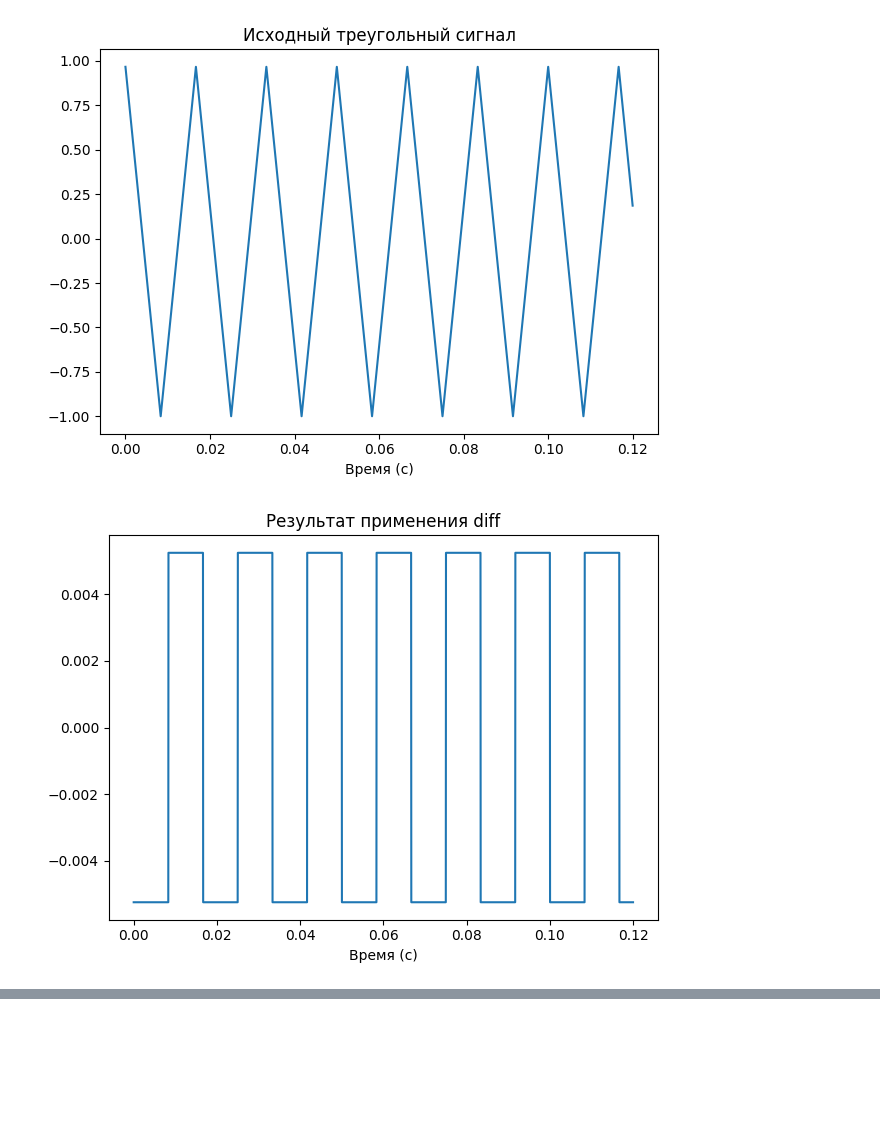
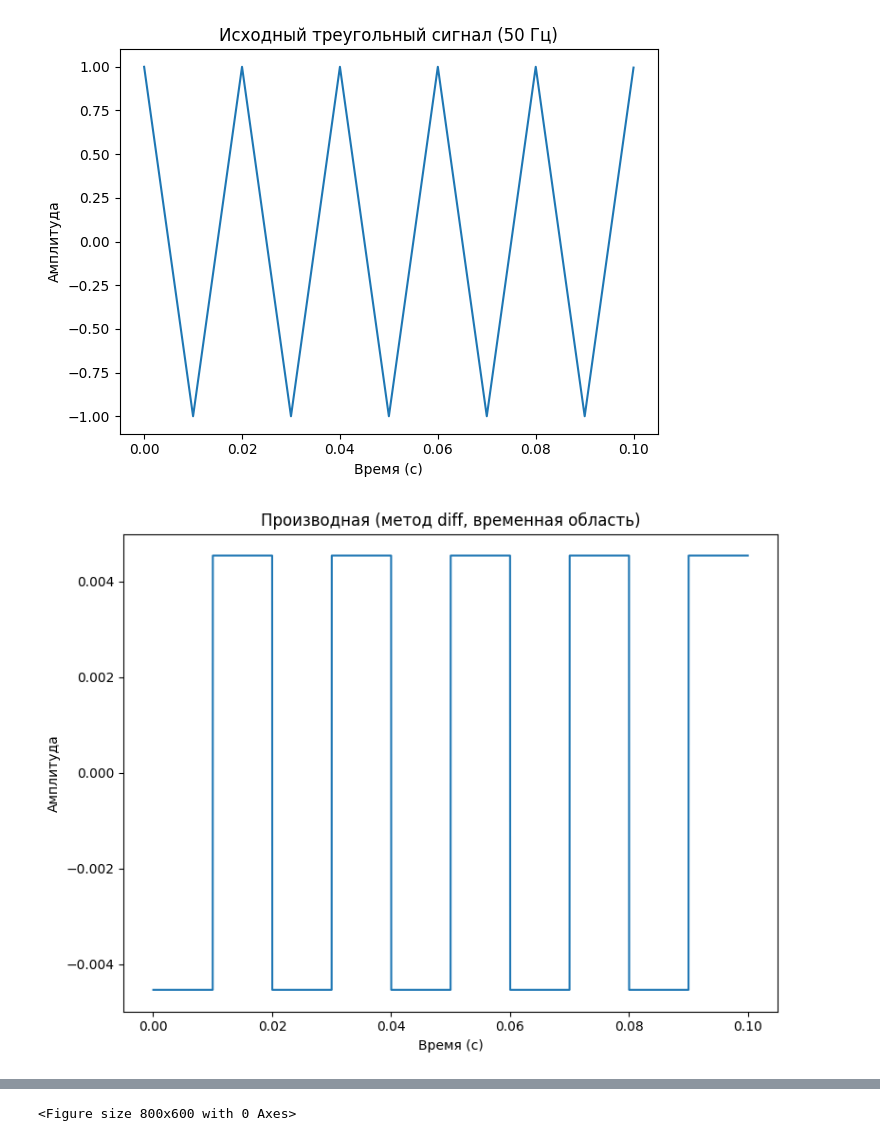
Before and after one commit to ReFlex-cmd/ThinkDSP, a Jupyter notebook: code/lab9.ipynb, the cells around one changed output, grey strips where cells are left out. Saved outputs shown, nothing was run; the diff lists cells and outputs as text; code cells hidden in the pictures; blank space fills up the shorter version.

```diff
--- a/code/lab9.ipynb
+++ b/code/lab9.ipynb
@@ -97,22 +132,30 @@ plt.show()
 # %%
-triangle_gen = TriangleSignal(freq=60)
-triangle_wave = triangle_gen.make_wave(duration=0.12, framerate=45000)
-triangle_wave.plot()
-plt.title("Исходный треугольный сигнал")
-decorate(xlabel='Время (с)')
-plt.show()
+# --- Упражнение 9.2: Сравнение методов дифференцирования ---
+TEST_FREQ_TRIANGLE = 50 # Изменим частоту
+SAMPLING_RATE_HIGH = 44100 # Более стандартная частота дискретизации
+DURATION_SHORT = 0.1 # Немного короче
 
-diff_triangle = triangle_wave.diff()
-diff_triangle.plot()
-plt.title("Результат применения diff")
-decorate(xlabel='Время (с)')
-plt.show()
+# Генерация треугольного сигнала
+triangle_wave_generator = TriangleSignal(freq=TEST_FREQ_TRIANGLE)
+source_triangle_wave = triangle_wave_generator.make_wave(duration=DURATION_SHORT, framerate=SAMPLING_RATE_HIGH)
 
-triangle_spec = triangle_wave.make_spectrum().differentiate().make_wave()
-triangle_spec.plot()
-plt.title("Результат спектрального дифференцирования")
-decorate(xlabel='Время (с)')
-plt.show()
+# Исходный сигнал
+source_triangle_wave.plot()
+decorate(xlabel='Время (с)', ylabel='Амплитуда', title=f"Исходный треугольный сигнал ({TEST_FREQ_TRIANGLE} Гц)")
+thinkplot.show()
+
+# Дифференцирование во временной области (метод diff)
+diff_temporal_triangle = source_triangle_wave.diff()
+diff_temporal_triangle.plot()
+decorate(xlabel='Время (с)', ylabel='Амплитуда', title="Производная (метод diff, временная область)")
+thinkplot.show()
+
+# Дифференцирование в частотной области (метод differentiate)
+# spectrum.differentiate() умножает на (j * 2 * pi * f)
+differentiated_spectral_triangle_wave = source_triangle_wave.make_spectrum().differentiate().make_wave()
+differentiated_spectral_triangle_wave.plot()
+decorate(xlabel='Время (с)', ylabel='Амплитуда', title="Производная (спектральный метод)")
+thinkplot.show()
 # %% [output]
-[figure, old version]
+[figure, new version]
-[figure, old version]
+[figure, new version]
@@ -120 +163,2 @@ plt.show()
+<Figure size 800x600 with 0 Axes>
 # %% [markdown]
```
Also changed, not shown: parts of 11 cells of this notebook, 8 other files.
